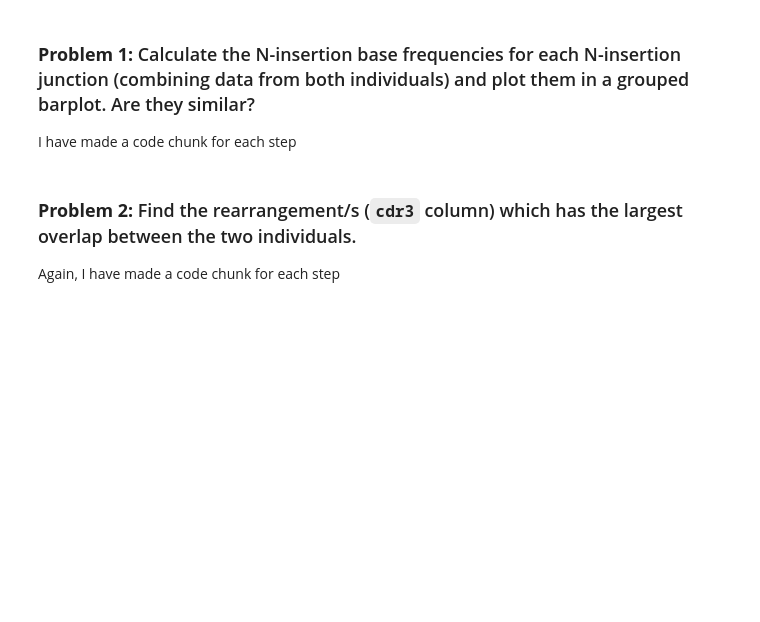
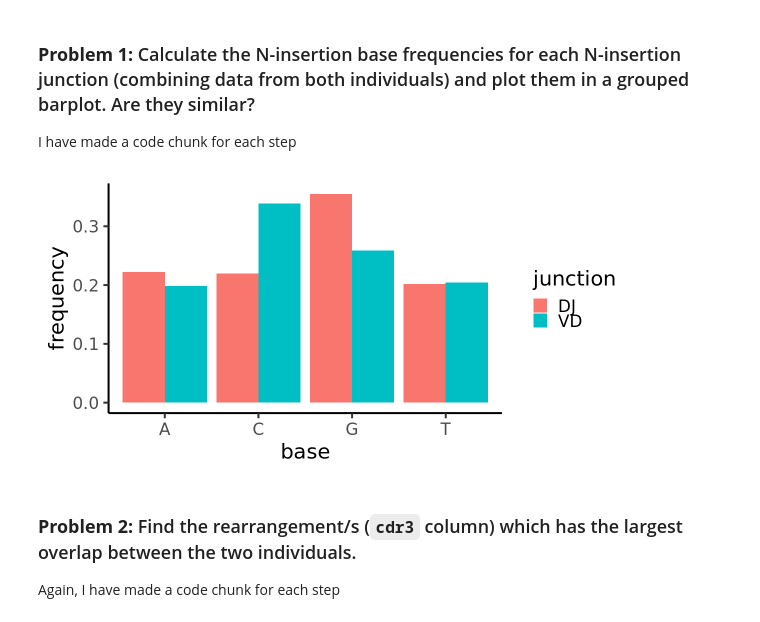
Before and after one commit to FredHutch/tfcb_2023, a Jupyter notebook: lectures/lecture17/Lecture17.ipynb, the cells around one changed output. Drawn from its saved outputs; the diff is of its cells as text; code cells hidden in the pictures; blank space fills up the shorter version.

```diff
--- a/lectures/lecture17/Lecture17.ipynb
+++ b/lectures/lecture17/Lecture17.ipynb
@@ -156,15 +156,33 @@ nucs_freq2_df %>%
 I have made a code chunk for each step
 # %%
 # combine data from both individuals (hint: use `rbind` to join dataframes)
+together <- rbind(indiv1, indiv2)
 # %%
 # calculate frequencies of VD and DJ N-insertion nucleotides separately
 ## hint: make sure to convert frequencies into dataframes like we did above
 ## hint 2: you will want to add a new column to each dataframe to specify the junction (i.e. "VD" or "DJ")
+
+tog_vd <- together %>% filter(vd_insert > 0)
+tog_vd_set <- DNAStringSet(tog_vd$vd_insert_nucs)
+tog_vd_freq <- tog_vd_set %>% letterFrequency(c('A', 'T', 'C', 'G'), collapse = TRUE, as.prob = TRUE)
+vd_freq <- data.frame(base = names(tog_vd_freq), frequency = tog_vd_freq, junction = 'VD', row.names = NULL)
+
+tog_dj <- together %>% filter(dj_insert > 0)
+tog_dj_set <- DNAStringSet(tog_dj$dj_insert_nucs)
+tog_dj_freq <- tog_dj_set %>% letterFrequency(c('A', 'T', 'C', 'G'), collapse = TRUE, as.prob = TRUE)
+dj_freq <- data.frame(base = names(tog_dj_freq), frequency = tog_dj_freq, junction = 'DJ', row.names = NULL)
 # %%
 # combine frequency dataframes (hint: you'll want to use `rbind` again)
+freq <- rbind(vd_freq, dj_freq)
 # %%
 # plot grouped barplot
 ## hint: to make a grouped barplot, you'll need to specify a fill/color aesthetic and specify `position = "dodge"` within the `geom_bar`` function
+freq %>%
+    ggplot(aes(x = base, y = frequency, fill = junction)) +
+    geom_bar(stat = 'identity', position = 'dodge') +
+    theme_classic(base_size = 25)
+# %% [output]
+[figure, added]
 # %% [markdown]
 ### __Problem 2:__ Find the rearrangement/s (`cdr3` column) which has the largest overlap between the two individuals.
 
```
Also changed, not shown: parts of 8 cells of this notebook.
